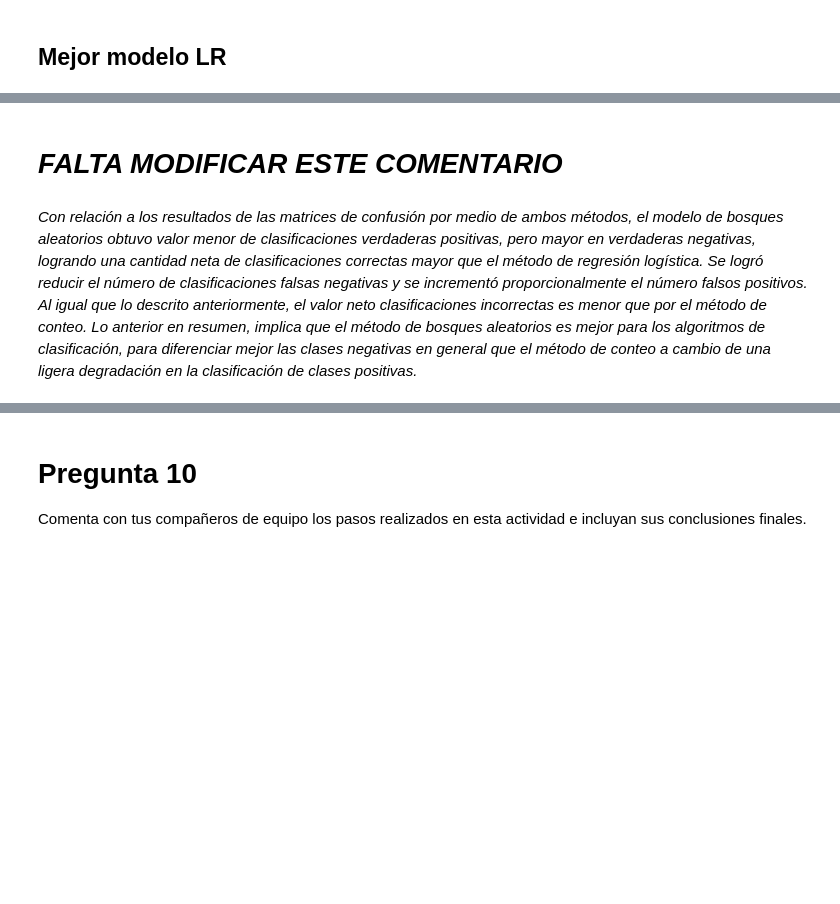
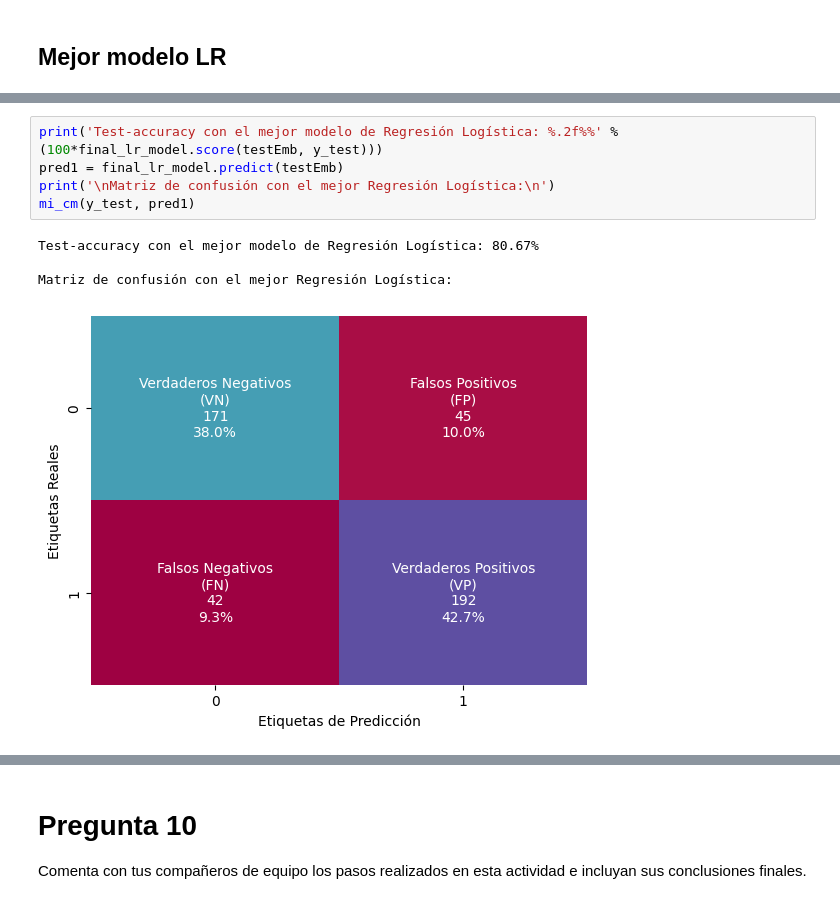
Before and after one commit to A01793469/NLP_Equipo34, a Jupyter notebook: Actividad5_2/Equipo34_semana05.ipynb, the cells around one changed output, grey strips where cells are left out. Drawn from its saved outputs; the diff is of its cells as text; blank space fills up the shorter version.

```diff
--- a/Actividad5_2/Equipo34_semana05.ipynb
+++ b/Actividad5_2/Equipo34_semana05.ipynb
@@ -779,4 +808,10 @@ Matriz de confusión con el mejor modelo de Logistic Regression en proporciones:
-# %% [markdown]
-# ***FALTA MODIFICAR ESTE COMENTARIO***
-# %% [markdown]
-*Con relación a los resultados de las matrices de confusión por medio de ambos métodos, el modelo de bosques aleatorios obtuvo valor menor de clasificaciones verdaderas positivas, pero mayor en verdaderas negativas, logrando una cantidad neta de clasificaciones correctas mayor que el método de regresión logística. Se logró reducir el número de clasificaciones falsas negativas y se incrementó proporcionalmente el número falsos positivos. Al igual que lo descrito anteriormente, el valor neto clasificaciones incorrectas es menor que por el método de conteo. Lo anterior en resumen, implica que el método de bosques aleatorios es mejor para los algoritmos de clasificación, para diferenciar mejor las clases negativas en general que el método de conteo a cambio de una ligera degradación en la clasificación de clases positivas.*
+# %%
+print('Test-accuracy con el mejor modelo de Regresión Logística: %.2f%%' % (100*final_lr_model.score(testEmb, y_test)))
+pred1 = final_lr_model.predict(testEmb)
+print('\nMatriz de confusión con el mejor Regresión Logística:\n')
+mi_cm(y_test, pred1)
+# %% [output]
+Test-accuracy con el mejor modelo de Regresión Logística: 80.67%
+
+Matriz de confusión con el mejor Regresión Logística:
+[figure, added]
```
Also changed, not shown: parts of 24 cells of this notebook.
